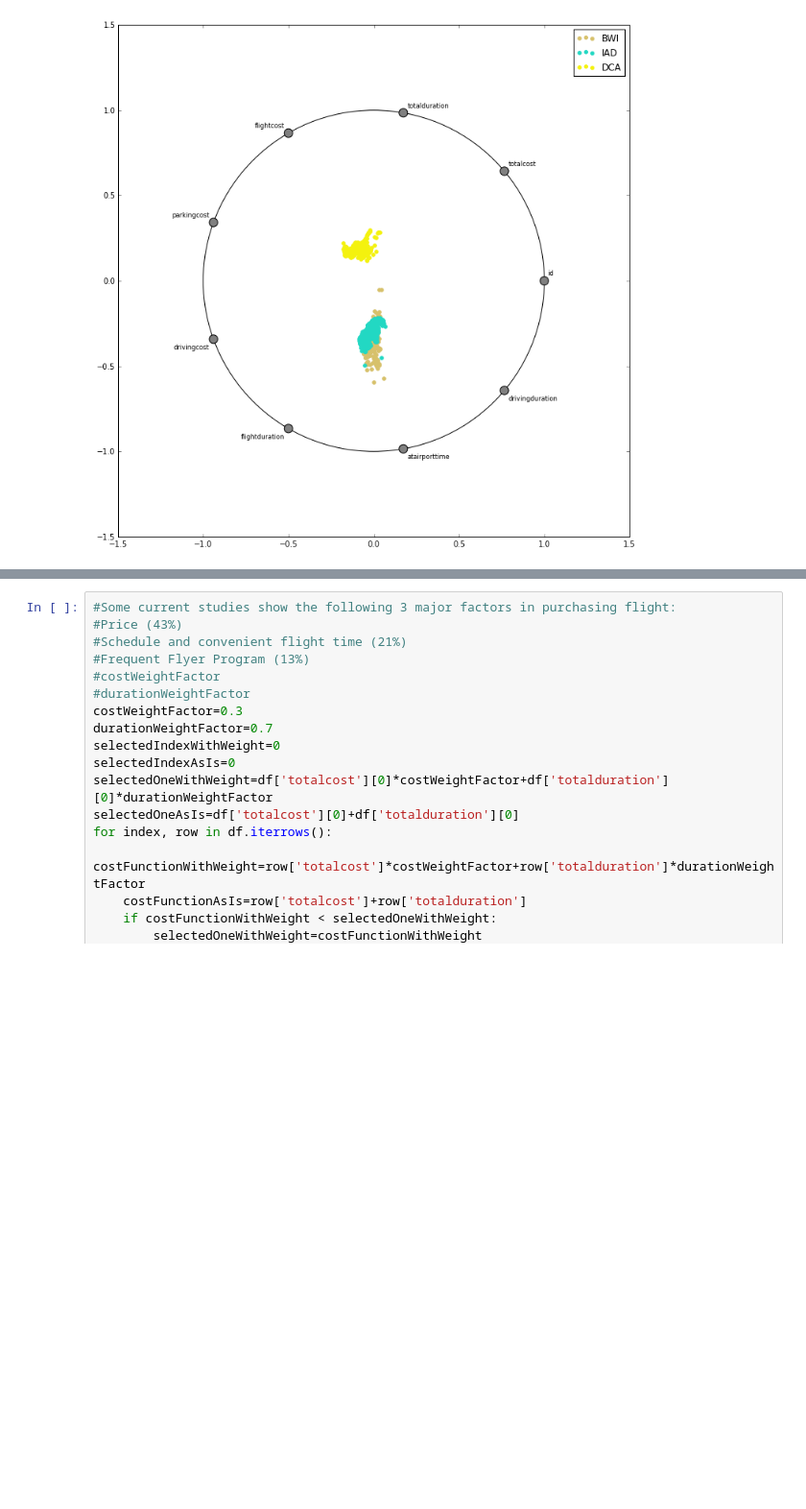
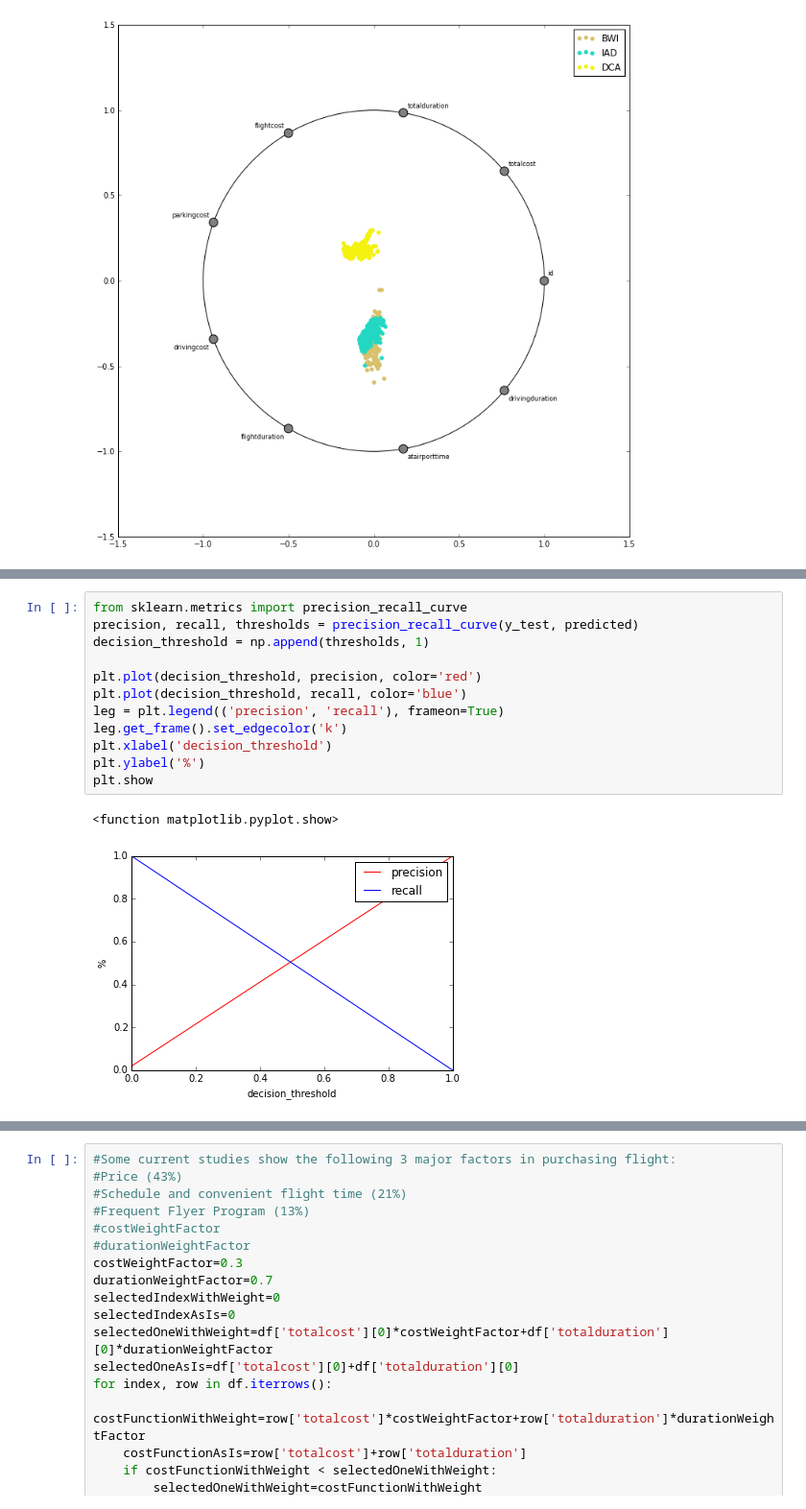
Before and after one commit to akatie/triptomizer, a Jupyter notebook: flightWithLowestCostFunction.ipynb, the cells around one changed output, grey strips where cells are left out. Shown at 96% size. Cells and saved outputs as stored; diff of their text form; blank space fills up the shorter version.

```diff
--- a/flightWithLowestCostFunction.ipynb
+++ b/flightWithLowestCostFunction.ipynb
@@ -323,0 +538,15 @@ FrontierCount=0
+# %%
+from sklearn.metrics import precision_recall_curve
+precision, recall, thresholds = precision_recall_curve(y_test, predicted)
+decision_threshold = np.append(thresholds, 1)
+
+plt.plot(decision_threshold, precision, color='red')
+plt.plot(decision_threshold, recall, color='blue')
+leg = plt.legend(('precision', 'recall'), frameon=True)
+leg.get_frame().set_edgecolor('k')
+plt.xlabel('decision_threshold')
+plt.ylabel('%')
+plt.show
+# %% [output]
+<function matplotlib.pyplot.show>
+[figure, added]
```
Also changed, not shown: parts of 41 cells of this notebook, 5 other files.
